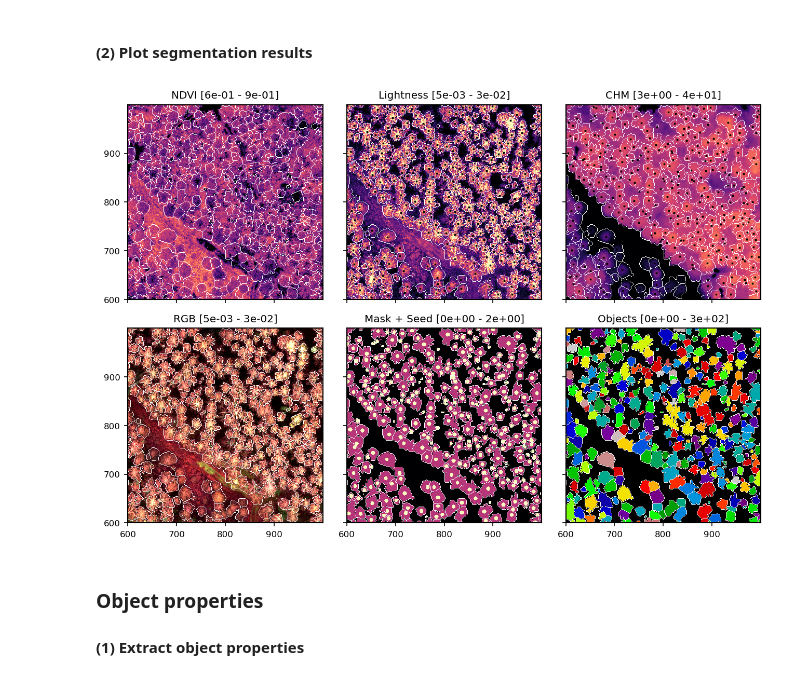
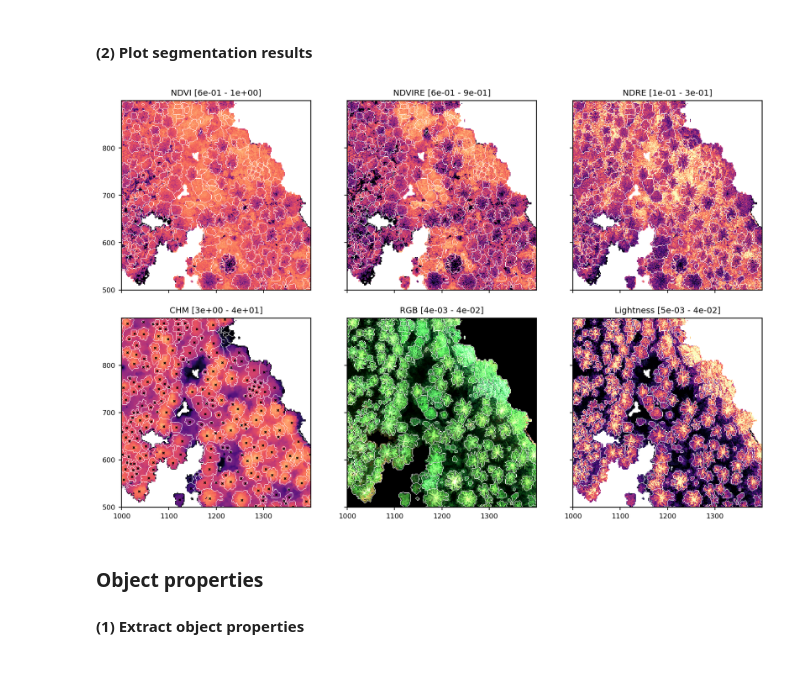
Before and after one commit to FlorianStehr/findatree, a Jupyter notebook: scripts/segment.ipynb, the cells around one changed output. Cells and saved outputs as stored; diff of their text form; code cells hidden in the pictures.

Commit message:
Now correct RGB. Center of mass and other features in props

```diff
--- a/scripts/segment.ipynb
+++ b/scripts/segment.ipynb
@@ -60,8 +65,8 @@ cs_prim = {
     'dsm': bands[0][:,:,0],
     'dtm': bands[1][:,:,0],
     'blue': bands[2][:,:,0],
-    'red': bands[2][:,:,1],
-    'green': bands[2][:,:,2],
+    'green': bands[2][:,:,1],
+    'red': bands[2][:,:,2],
     're': bands[2][:,:,3],
     'nir': bands[2][:,:,4],
 }
@@ -118,80 +123,54 @@ Watershed params.:
 # %%
 importlib.reload(visual)
 
 channels = [
-    cs['ndvi'], cs['l'], cs['chm'],
-    cs['RGB'], mask_seed, labels,
+    cs['ndvi'], cs['ndvire'], cs['ndre'],
+    cs['chm'], cs['RGB'], cs['l'],
 ]
-use_random_cmap = [
-    False, False, False,
-    False, False, True,
-    ]
 channels_names = [
-    'NDVI','Lightness', 'CHM',
-    'RGB', 'Mask + Seed', 'Objects',
+    'NDVI', 'NDVIRE','NDRE',
+    'CHM', 'RGB', 'Lightness',
 ]
 contrasts = [
-    (0.6, 0.9), (5e-3, 3.3e-2), (3, 40),
-    None, None, None,
+    (0.6, 1), (0.6,0.9), (0.15,0.35),
+    (3, 40), None, None,
 ]
 
 # ROI
 width = 200
-x_center = 800
-y_center = 800
+x_center = 1200
+y_center = 700
 xylim = [(x_center, width), (y_center, width)]
 
 f, axs = visual.show_channels(
     channels,
     xylim=xylim,
-    # mask=mask_global,
+    mask=mask_global,
     bounds=bounds,
     contrasts=contrasts,
-    use_random_cmap=use_random_cmap,
     channel_names=channels_names,
-    zoom=1.,
+    zoom=1.2,
     n_cols_rows=(3,2),
 )
 
-ax = axs[1]
-
-feature1 = 'x_max_l'
-idx1 = names.index(feature1)
-
-feature2 = 'y_max_l'
-idx2 = names.index(feature2)
-
+ax = axs[3]
+idx = names.index('x_com_chm')
+x = props[:, idx] - (x_center - width)
+idx = names.index('y_com_chm')
+y = props[:, idx] - (y_center - width)
 ax.scatter(
-    props[:, idx1] - (x_center - width),
-    props[:, idx2] - (y_center - width),
-    s=2,
+    x,
+    y,
+    s=5,
     marker='x',
-    c='k',
-)
-
-ax = axs[2]
-
-feature1 = 'x_max_chm'
-idx1 = names.index(feature1)
-
-feature2 = 'y_max_chm'
-idx2 = names.index(feature2)
-
-ax.scatter(
-    props[:, idx1] - (x_center - width),
-    props[:, idx2] - (y_center - width),
-    s=2,
-    marker='x',
-    c='k',
+    ec='k',
 )
 
 for ax in axs:
-    ax.set_xlim(0, 2*width)
-    ax.set_ylim(0, 2*width)
-
-plt.savefig(r'C:\Users\flori\Desktop\plots\220408\tnr11090.pdf', transparent=True)
+    ax.set_xlim(0, 2 * width)
+    ax.set_ylim(0, 2 * width)
 # %% [output]
-[figure, old version]
+[figure, new version]
 # %% [markdown]
 ### Object properties
 #### (1) Extract object properties
```
Also changed, not shown: parts of 7 cells of this notebook, 2 other files.
